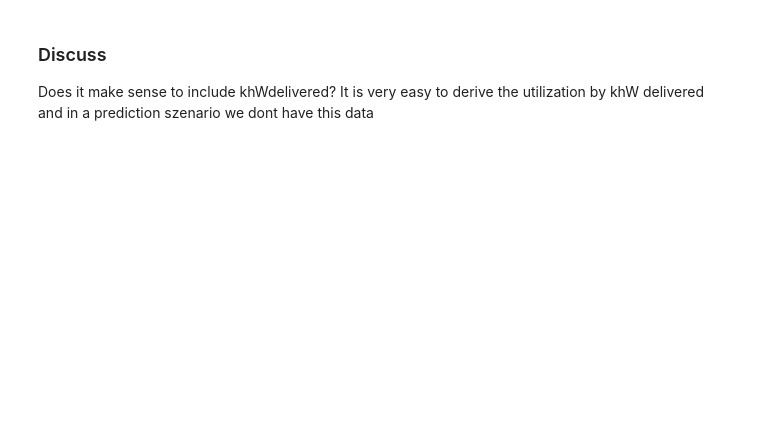
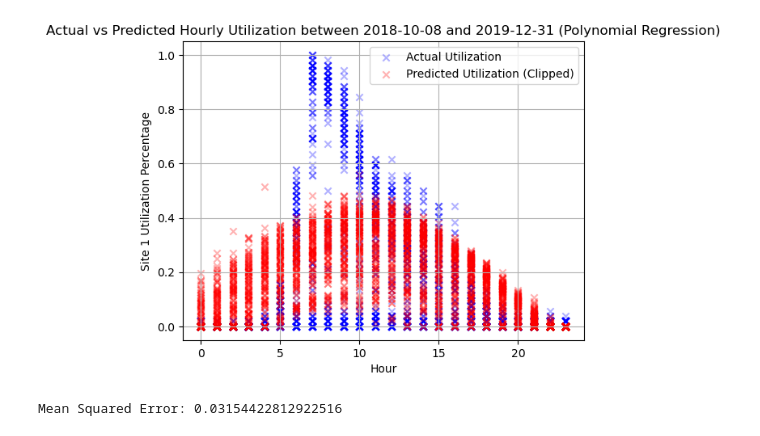
Before and after one commit to linusslange/AnalyticsAndApplications, a Jupyter notebook: UtilizationPrediction.ipynb, the cells around one changed output. Cells and saved outputs as stored; diff of their text form; code cells hidden in the pictures; blank space fills up the shorter version.

Commit message:
Prediction of Utilization

```diff
--- a/UtilizationPrediction.ipynb
+++ b/UtilizationPrediction.ipynb
@@ -67,4 +23,53 @@ Mean Squared Error: 1069603604.4748528
-# %% [markdown]
-### Discuss
-Does it make sense to include khWdelivered?
-It is very easy to derive the utilization by khW delivered and in a prediction szenario we dont have this data
+# %%
+
+
+date_filter = (Predict_utilization['date'] >= '2018-10-08') & (Predict_utilization['date'] < '2020-01-01')
+filtered_data = Predict_utilization[date_filter]
+
+# Features (X) and target variable (y)
+features = ['month', 'hour', 'dayOfTheWeek', 'temperature', 'precipitation']
+target = 'site1_utilization_percentage'
+
+X = filtered_data[features]
+y = filtered_data[target]
+
+# Split the data into training and testing sets
+X_train, X_test, y_train, y_test = train_test_split(X, y, test_size=0.3, random_state=42)
+
+# Create a polynomial regression model with regularization parameter alpha
+# Larger alpha values increase the regularization strength
+degree = 2  # Adjust the degree of the polynomial
+alpha = 0.1  # Adjust the value of alpha based on your preference
+model = make_pipeline(StandardScaler(), PolynomialFeatures(degree), Ridge(alpha=alpha))
+
+# Fit the model to the training data
+model.fit(X_train, y_train)
+
+# Use the existing hourly timestamps for prediction
+hourly_predictions = model.predict(X_test)
+
+# Clip predictions at 0 using a custom function
+clip_at_zero = np.vectorize(lambda x: max(x, 0))
+hourly_predictions_clipped = clip_at_zero(hourly_predictions)
+
+# Sort X_test by 'hour' for a smoother plot
+X_test_sorted = X_test.sort_values('hour')
+
+# Plot the actual hourly utilization over a day
+plt.scatter(X_test['hour'], y_test, marker='x', color='blue', alpha=0.3, label='Actual Utilization')
+
+# Plot the clipped predicted hourly utilization over a day as red crosses
+plt.scatter(X_test_sorted['hour'], clip_at_zero(model.predict(X_test_sorted)), marker='x', color='red', alpha=0.3, label='Predicted Utilization (Clipped)')
+plt.xlabel('Hour')
+plt.ylabel('Site 1 Utilization Percentage')
+plt.title('Actual vs Predicted Hourly Utilization between 2018-10-08 and 2019-12-31 (Polynomial Regression)')
+plt.legend()
+plt.grid(True)
+plt.show()
+
+# Evaluate the model
+mse = mean_squared_error(y_test, hourly_predictions_clipped)
+print(f'Mean Squared Error: {mse}')
+# %% [output]
+[figure, added]
+Mean Squared Error: 0.03154422812922516
```
Also changed, not shown: parts of 3 cells of this notebook.
